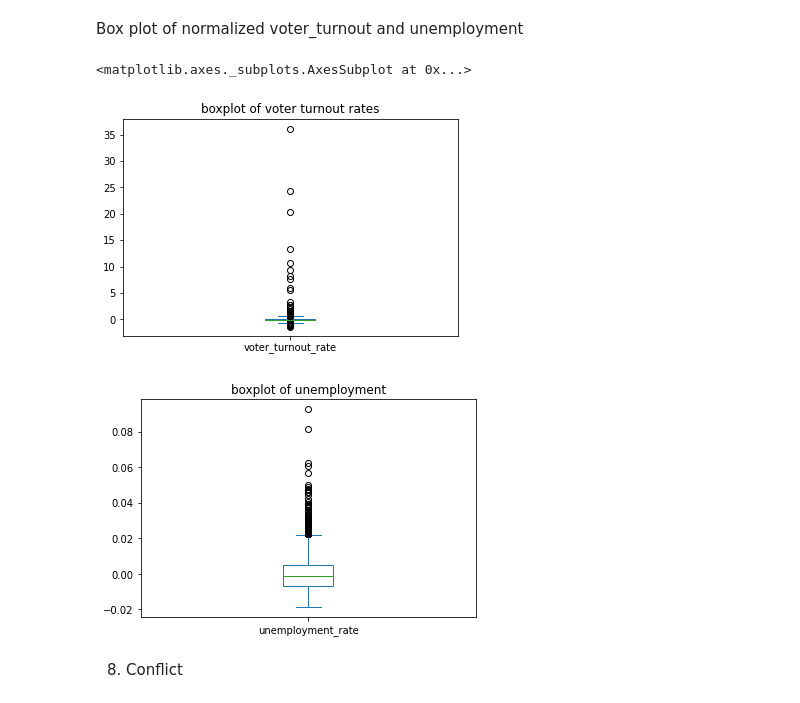
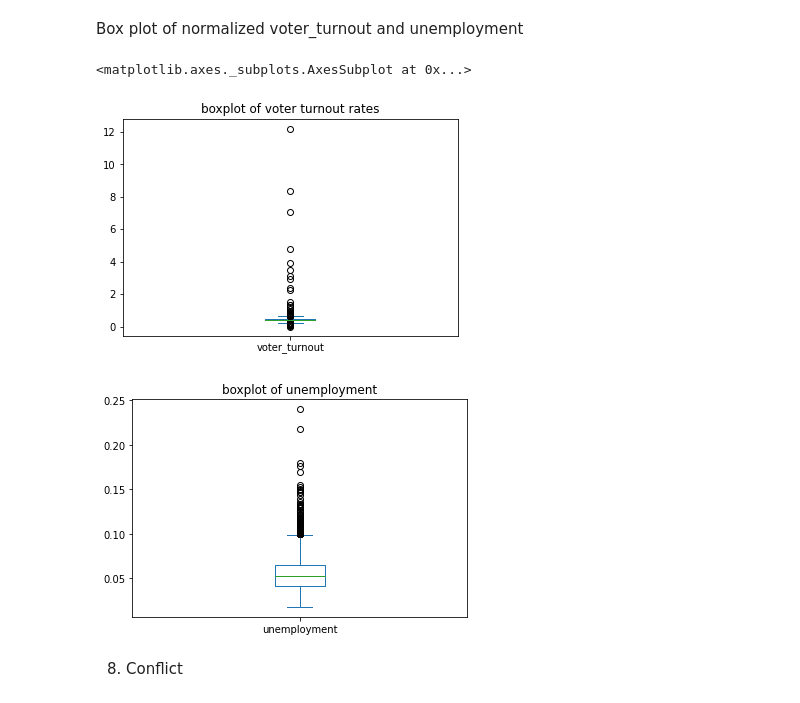
Before and after one commit to f1nn3g4n/SENG474, a Jupyter notebook: A1/V00908356_TobinF_01.ipynb, the cells around one changed output. Drawn from its saved outputs; the diff is of its cells as text; code cells hidden in the pictures.

```diff
--- a/A1/V00908356_TobinF_01.ipynb
+++ b/A1/V00908356_TobinF_01.ipynb
@@ -108,10 +108,10 @@ df['AGE ADULT'] = df['25-29 RATE'] + df['30-34 RATE'] + df['35-39 RATE'] +\
 # %% [markdown]
 Aggregate Ethnicity
 # %%
-eth_f_col = ['TOT FEMALE RATE', 'WHITE FEMALE RATE', 'BLACK FEMALE RATE',
+eth_f_col = ['WHITE FEMALE RATE', 'BLACK FEMALE RATE',
        'NATIVE AMERICAN FEMALE RATE', 'ASIAN FEMALE RATE',
        'HAWAIIAN PACIFIC FEMALE RATE','MULTI FEMALE RATE',]
-eth_m_col = ['TOT MALE RATE', 'WHITE MALE RATE', 'BLACK MALE RATE',
+eth_m_col = ['WHITE MALE RATE', 'BLACK MALE RATE',
              'NATIVE AMERICAN MALE RATE', 'ASIAN MALE RATE',
              'HAWAIIAN PACIFIC MALE RATE', 'MULTI MALE RATE',]
 non_mf_ethnic_columns = ['BLACK RATE', 'WHITE RATE',
@@ -145,6 +145,7 @@ df.rename(columns = {'AREA IN SQUARE MILES - TOTAL AREA':'AREA IN SQUARE MILES'}
 4. Rename
 # %%
 df.columns = df.columns.str.lower()
+df.columns = df.columns.str.replace(' rate', '')
 df.columns = df.columns.str.replace(' ', '_')
 # %% [markdown]
 5. Normalize
@@ -157,13 +158,13 @@ def zNormalize(column):
 df['population'] = zNormalize(df['population'])
 df['area_in_square_miles'] = zNormalize(df['area_in_square_miles'])
 df['per_capita_inc'] = zNormalize(df['per_capita_inc'])
-df['pop_estimate'] = zNormalize(df['med_hhinc'])
-df['voter_turnout_rate'] = zNormalize(df['voter_turnout_rate'])
-df['unemployment_rate'] = zNormalize(df['unemployment_rate'])
+df['pop_estimate'] = zNormalize(df['pop_estimate'])
+df['tot_male'] = zNormalize(df['tot_male'])
+df['tot_female'] = zNormalize(df['tot_female'])
 # %%
 df['poverty_all_ages_pct'] = df['poverty_all_ages_pct']/100
 df['deep_pov_all'] = df['deep_pov_all']/100
 df['deep_pov_children'] = df['deep_pov_children']/100
-df['unemployment_rate'] = df['unemployment_rate']/100
+df['unemployment'] = df['unemployment']/100
 # %% [markdown]
 6. Summary
@@ -274,12 +284,12 @@ df.plot(x='population', y='area_in_square_miles', kind='scatter')
 # %% [markdown]
 Box plot of normalized voter_turnout and unemployment
 # %%
-df[['voter_turnout_rate']].plot(kind='box', title='boxplot of voter turnout rates')
-df[['unemployment_rate']].plot(kind='box', title='boxplot of unemployment')
+df[['voter_turnout']].plot(kind='box', title='boxplot of voter turnout rates')
+df[['unemployment']].plot(kind='box', title='boxplot of unemployment')
 # %% [output]
 <matplotlib.axes._subplots.AxesSubplot at 0x...>
-[figure, old version]
+[figure, new version]
-[figure, old version]
+[figure, new version]
 # %% [markdown]
 8. Conflict
 # %% [markdown]
```
Also changed, not shown: parts of 6 cells of this notebook, 2 other files.
